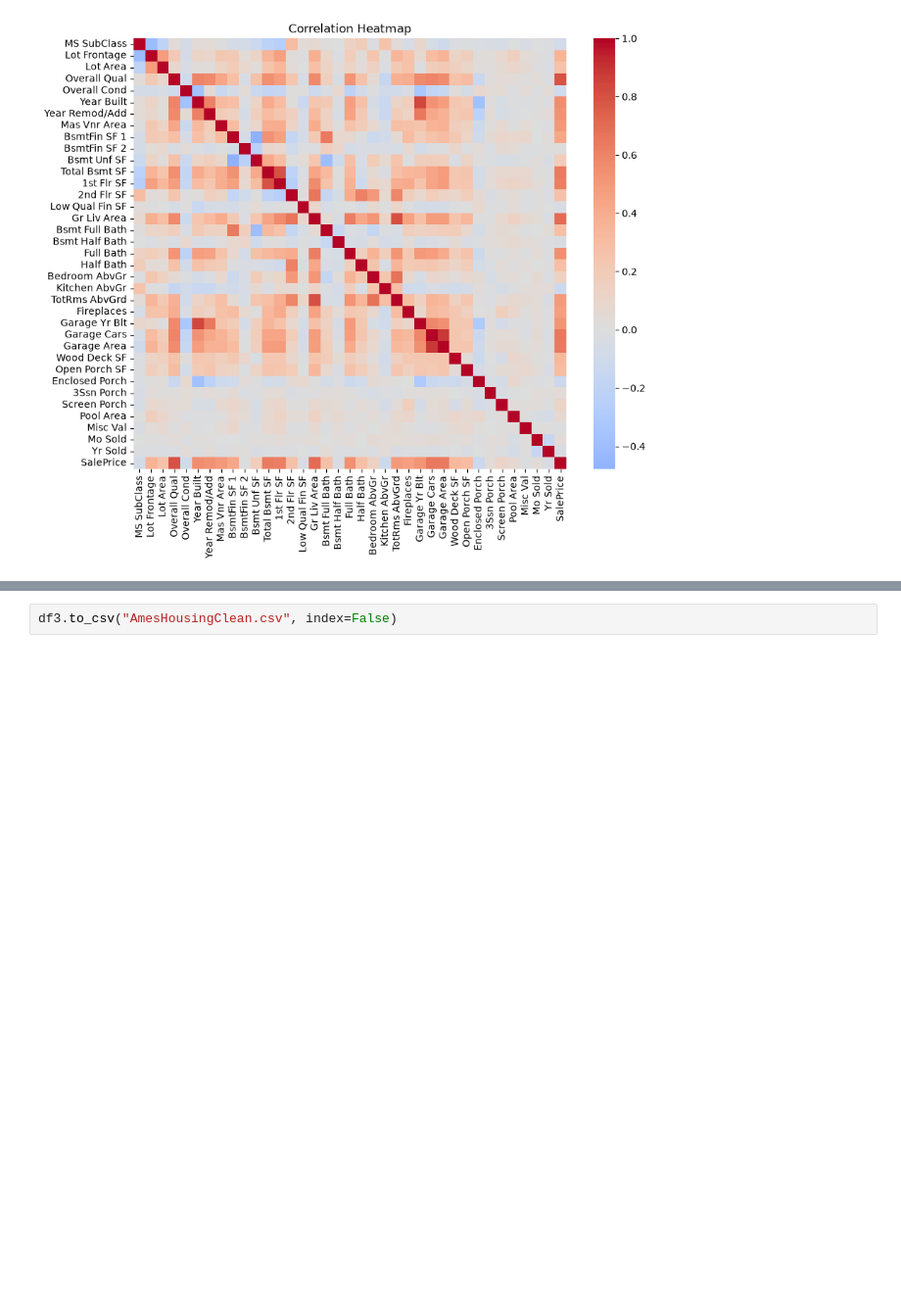
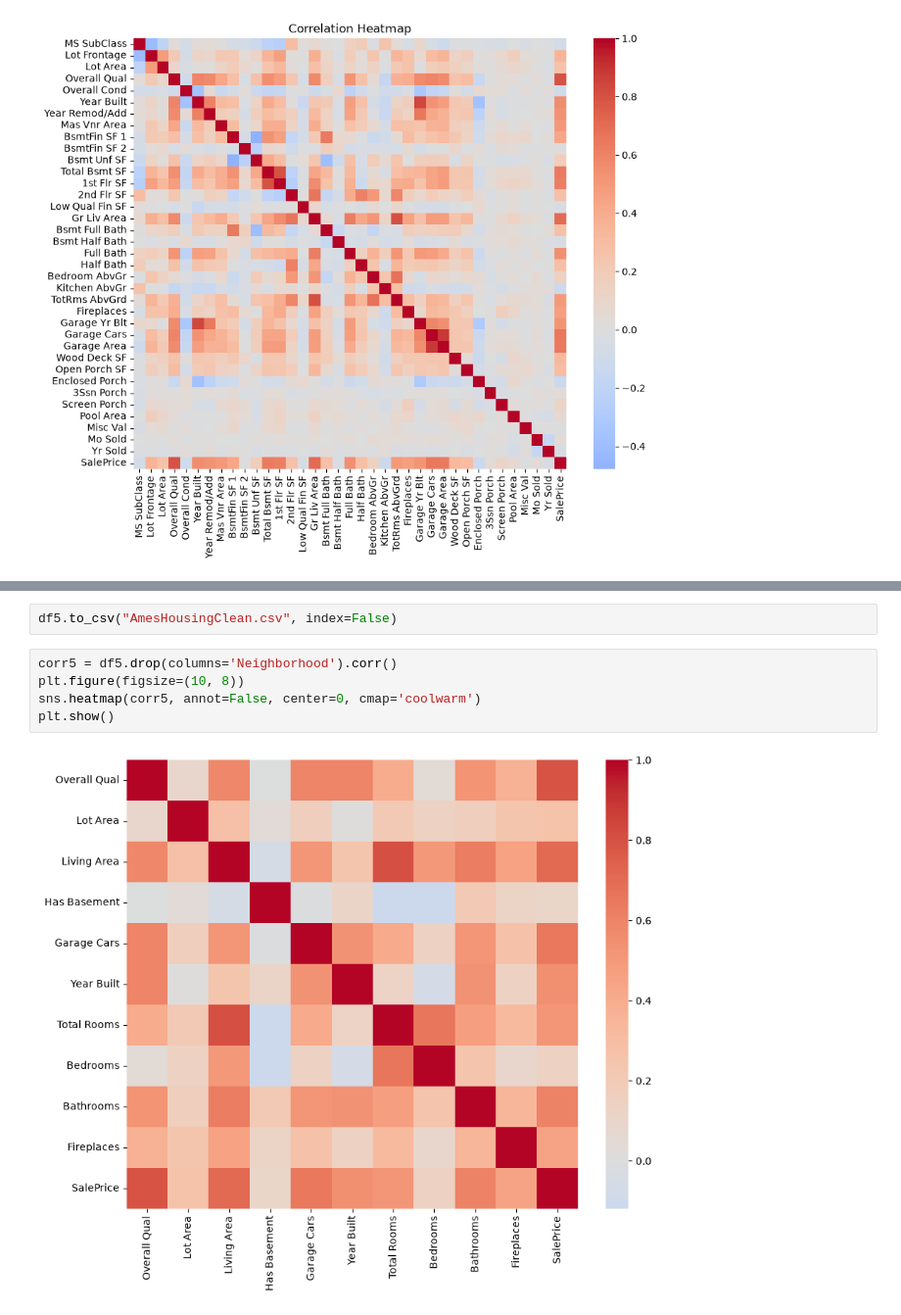
Before and after one commit to JeremiahIsGood/Atlantic-Project, a Jupyter notebook: Ames_data_preprocessing.ipynb, the cells around one changed output, grey strips where cells are left out. Shown at 98% size. Cells and saved outputs as stored; diff of their text form; blank space fills up the shorter version.

Commit message:
Updated features and clean dataset

```diff
--- a/Ames_data_preprocessing.ipynb
+++ b/Ames_data_preprocessing.ipynb
@@ -238,3 +292,10 @@ plt.show()
 # %%
-df3.to_csv("AmesHousingClean.csv", index=False)
+df5.to_csv("AmesHousingClean.csv", index=False)
+# %%
+corr5 = df5.drop(columns='Neighborhood').corr()
+plt.figure(figsize=(10, 8))
+sns.heatmap(corr5, annot=False, center=0, cmap='coolwarm')
+plt.show()
+# %% [output]
+[figure, added]
 # %%
```
Also changed, not shown: parts of 12 cells of this notebook, 2 other files.
